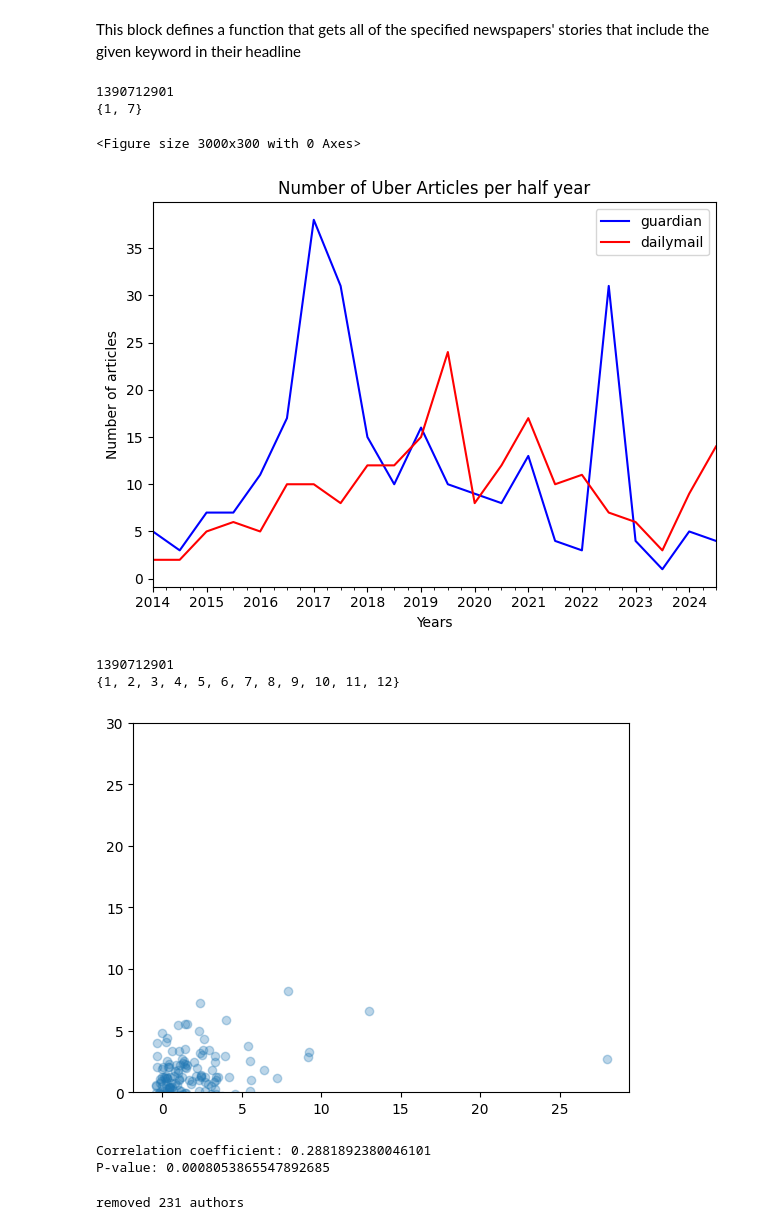
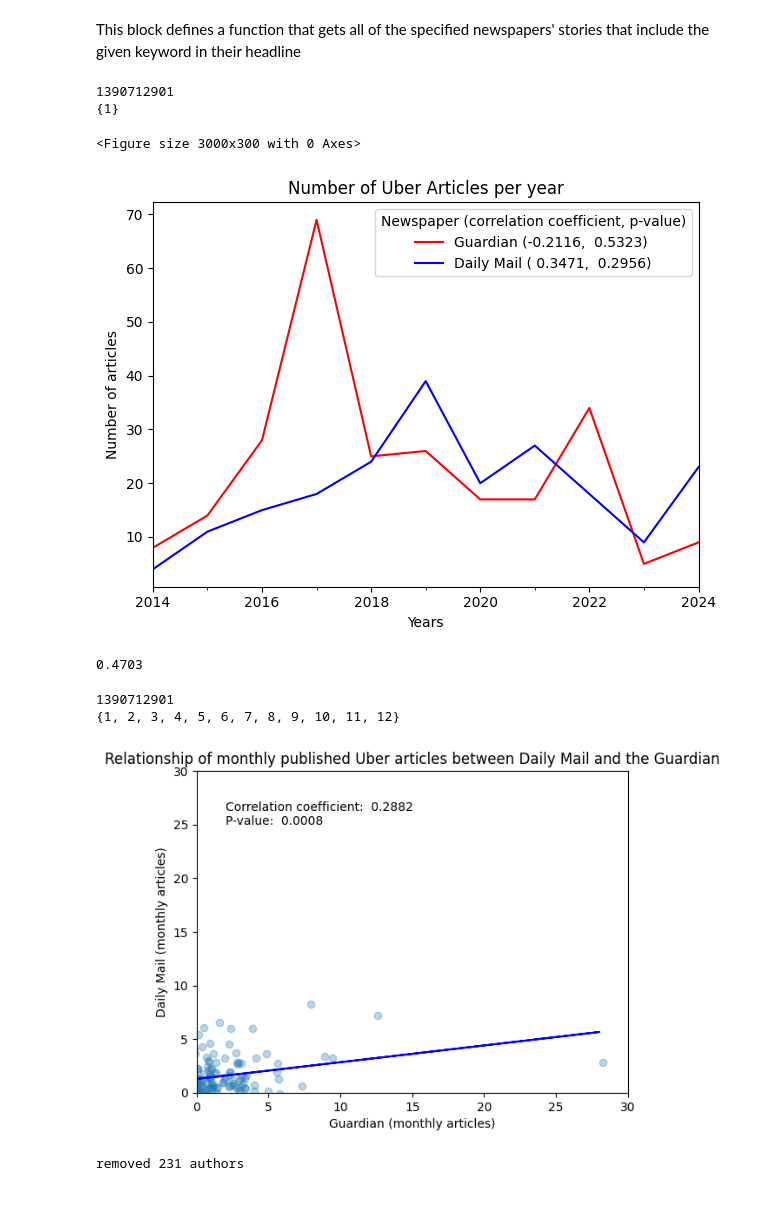
Before and after one commit to dmh21za/compmeth, a Jupyter notebook: summative.ipynb, the cells around one changed output. Cells and saved outputs as stored; diff of their text form; code cells hidden in the pictures; blank space fills up the shorter version.

Commit message:
updated some visualisations (for write up)

```diff
--- a/summative.ipynb
+++ b/summative.ipynb
@@ -415,14 +415,7 @@ with open('./final_data.json', encoding='utf-8') as f:
 
 resolution = 1
 
-def get_frequency_df(obj_old, resolution):
-    obj = []
-    def func(article, paper):
-        article["paper"] = paper
-        return article
-
-    for paper in ['guardian', 'dailymail']:
-        obj.extend(list(map(lambda x : func(x, paper), obj_old[paper])))
+def get_frequency_df(obj, resolution):
 
     # What I need is a df of form PAPER/MONTH(everymonth)/COUNT(set0)
     # Need to now earliest month and year and latest month and year (use published)
@@ -484,57 +477,75 @@ def get_frequency_df(obj_old, resolution):
     df2 = df2[df2.index.month.isin(possible_months)]
     return df2
 
-df2 = get_frequency_df(obj_old, 2)
+df2 = get_frequency_df(obj_old, 1)
 
 plt.figure(figsize=(20, 2), dpi=150)
-df2.plot(label="Paper", color=['blue', 'red'])
+df2.plot(label="Paper", color=['red', 'blue'])
 
-plt.title('Number of Uber Articles per half year')
+plt.title('Number of Uber Articles per year')
 plt.xlabel('Years')
 plt.ylabel("Number of articles")
+
+# get the correlation between year published and number of articles for each paper
+dm_c, dm_p = stats.pearsonr(df2.index.year, df2['dailymail'])
+g_c, g_p = stats.pearsonr(df2.index.year, df2['guardian'])
+
+plt.legend([f'Guardian ({g_c : .4f}, {g_p : .4f})', f'Daily Mail ({dm_c : .4f}, {dm_p : .4f})']).set_title('Newspaper (correlation coefficient, p-value)')
 # adding legend.
-plt.legend()
 plt.tight_layout()
 plt.show()
 # %% [output]
 1390712901
-{1, 7}
+{1}
 <Figure size 3000x300 with 0 Axes>
-[figure, old version]
+[figure, new version]
+# %%
+get_sentiment("uber is a ride sharing app")
+# %% [output]
+0.4703
 # %%
 # this for checking if there's any correlation between how many articles daily mail publish and guardian do each month
 df_corr = get_frequency_df(obj_old, 12)
 
 # plot scatter plot of guardian and dailymail
 import random
 
 # add random jitter to make better visualisation
 plt.scatter(df_corr['guardian'].apply(lambda x : x + random.random() - 0.5), df_corr['dailymail'].apply(lambda x : x + random.random() - 0.5), alpha=0.3)
 
 """if plt.gca().get_xlim() > plt.gca().get_ylim():
   plt.ylim(plt.gca().get_xlim())
 else:
   plt.xlim(plt.gca().get_ylim())"""
 gca = plt.gca()
 xlim = math.ceil(gca.get_xlim()[1])
 ylim = math.ceil(gca.get_ylim()[1])
-if xlim > ylim: gca.set_ylim(0, xlim)
-elif ylim > xlim: gca.set_xlim(0, ylim)
-
-plt.show()
+bigger = xlim
+if xlim > ylim: bigger = xlim
+elif ylim > xlim: bigger = ylim
+else: bigger = xlim
+plt.xlim(0, bigger)
+plt.ylim(0, bigger)
 
 # Calculate the correlation coefficient and p-value
 correlation_coefficient, p_value = stats.pearsonr(df_corr['guardian'], df_corr['dailymail'])
 
-# Print the results
-print(f"Correlation coefficient: {correlation_coefficient}")
-print(f"P-value: {p_value}")
+#plot line of best fit
+m, b = np.polyfit(df_corr['guardian'], df_corr['dailymail'], 1)
+plt.plot(df_corr['guardian'], m*df_corr['guardian'] + b, color='blue')
+
+
+# Display the results on the graph
+plt.text(2, 25, f'Correlation coefficient: {correlation_coefficient : .4f} \nP-value: {p_value : .4f}')
+plt.title("Relationship of monthly published Uber articles between Daily Mail and the Guardian")
+plt.xlabel("Guardian (monthly articles)")
+plt.ylabel("Daily Mail (monthly articles)")
+
+plt.show()
 # %% [output]
 1390712901
 {1, 2, 3, 4, 5, 6, 7, 8, 9, 10, 11, 12}
-[figure, old version]
+[figure, new version]
-Correlation coefficient: 0.2881892380046101
-P-value: 0.0008053865547892685
 # %%
 # Remove duplicates in the dataset
 loc = "./merged.json"
```
Also changed, not shown: parts of 7 cells of this notebook.
